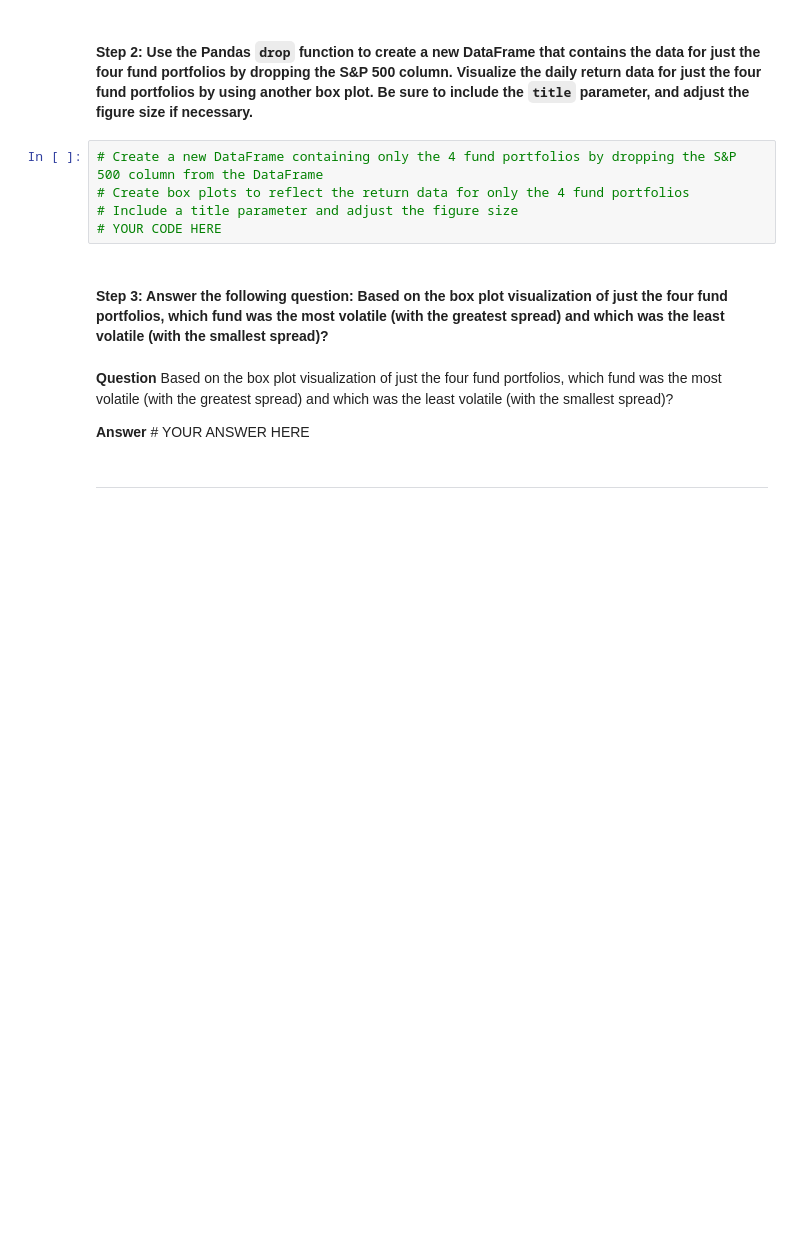
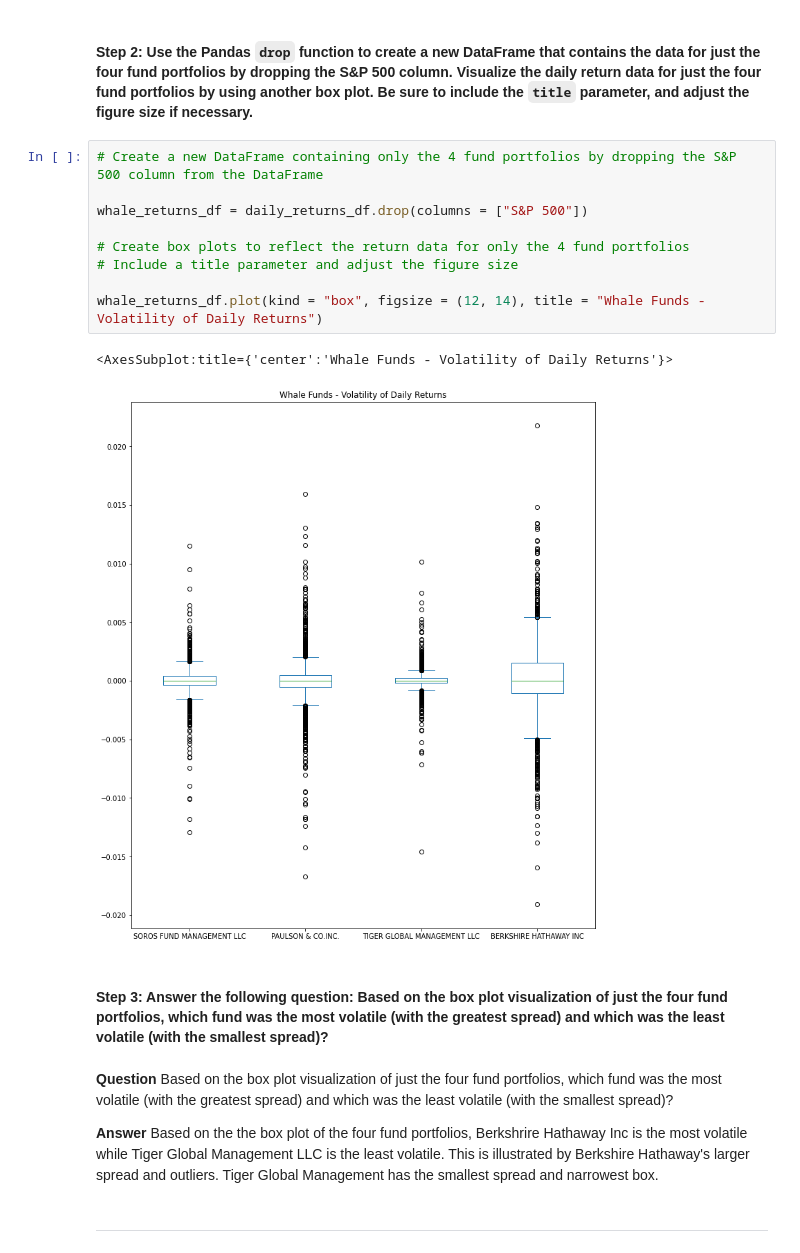
Before and after one commit to ThomasBrierton/Risk_Return_Analysis, a Jupyter notebook: risk_return_analysis.ipynb, the cells around one changed output. Cells and saved outputs as stored; diff of their text form; blank space fills up the shorter version.

```diff
--- a/risk_return_analysis.ipynb
+++ b/risk_return_analysis.ipynb
@@ -212,15 +234,22 @@ Analyze the volatility of each of the four fund portfolios and of the S&P 500 In
 #### Step 2: Use the Pandas `drop` function to create a new DataFrame that contains the data for just the four fund portfolios by dropping the S&P 500 column. Visualize the daily return data for just the four fund portfolios by using another box plot. Be sure to include the `title` parameter, and adjust the figure size if necessary.
 # %%
 # Create a new DataFrame containing only the 4 fund portfolios by dropping the S&P 500 column from the DataFrame
+
+whale_returns_df = daily_returns_df.drop(columns = ["S&P 500"])
+
 # Create box plots to reflect the return data for only the 4 fund portfolios
 # Include a title parameter and adjust the figure size
-# YOUR CODE HERE
+
+whale_returns_df.plot(kind = "box", figsize = (12, 14), title = "Whale Funds - Volatility of Daily Returns")
+# %% [output]
+<AxesSubplot:title={'center':'Whale Funds - Volatility of Daily Returns'}>
+[figure, added]
 # %% [markdown]
 #### Step 3: Answer the following question: Based on the box plot visualization of just the four fund portfolios, which fund was the most volatile (with the greatest spread) and which was the least volatile (with the smallest spread)?
 # %% [markdown]
 **Question** Based on the box plot visualization of just the four fund portfolios, which fund was the most volatile (with the greatest spread) and which was the least volatile (with the smallest spread)?
 
-**Answer** # YOUR ANSWER HERE
+**Answer** Based on the the box plot of the four fund portfolios, Berkshrire Hathaway Inc is the most volatile while Tiger Global Management LLC is the least volatile. This is illustrated by Berkshire Hathaway's larger spread and outliers. Tiger Global Management has the smallest spread and narrowest box.
 # %% [markdown]
 ---
 # %% [markdown]
```
Also changed, not shown: parts of 7 cells of this notebook, 4 other files.
